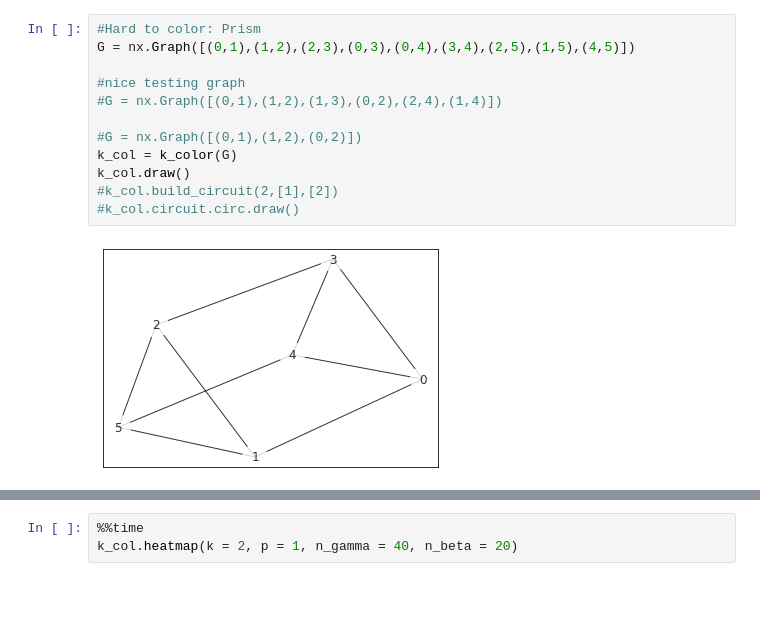
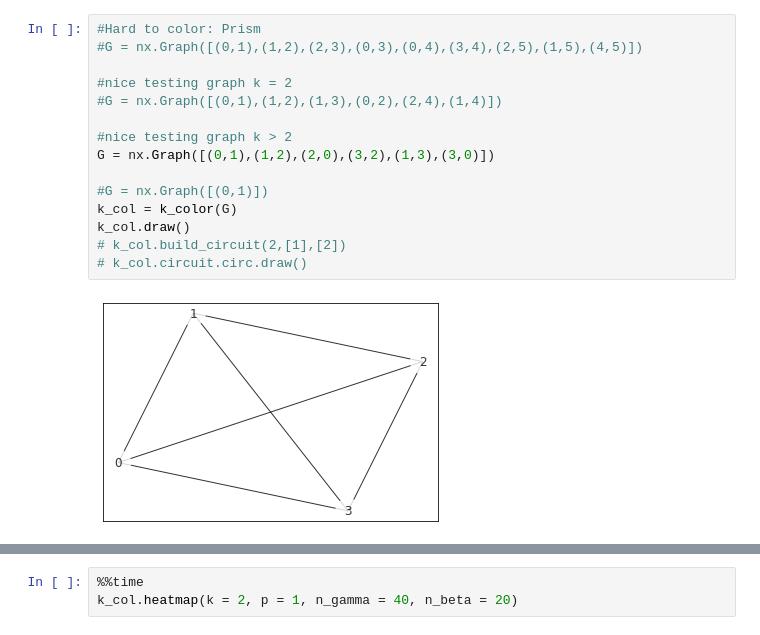
Before and after one commit to XunyiZhao/Quantum_Information_Project, a Jupyter notebook: k-colorable-subgraph.ipynb, the cells around one changed output, grey strips where cells are left out. Drawn from its saved outputs; the diff is of its cells as text; blank space fills up the shorter version.

```diff
--- a/k-colorable-subgraph.ipynb
+++ b/k-colorable-subgraph.ipynb
@@ -222,15 +221,18 @@ class k_color:
         plt.show()
 # %%
 #Hard to color: Prism
-G = nx.Graph([(0,1),(1,2),(2,3),(0,3),(0,4),(3,4),(2,5),(1,5),(4,5)])
+#G = nx.Graph([(0,1),(1,2),(2,3),(0,3),(0,4),(3,4),(2,5),(1,5),(4,5)])
 
-#nice testing graph
+#nice testing graph k = 2
 #G = nx.Graph([(0,1),(1,2),(1,3),(0,2),(2,4),(1,4)])
 
-#G = nx.Graph([(0,1),(1,2),(0,2)])
+#nice testing graph k > 2
+G = nx.Graph([(0,1),(1,2),(2,0),(3,2),(1,3),(3,0)])
+
+#G = nx.Graph([(0,1)])
 k_col = k_color(G)
 k_col.draw()
-#k_col.build_circuit(2,[1],[2])
-#k_col.circuit.circ.draw()
+# k_col.build_circuit(2,[1],[2])
+# k_col.circuit.circ.draw()
 # %% [output]
-[figure, old version]
+[figure, new version]
```
Also changed, not shown: parts of 7 cells of this notebook, 1 other file.
